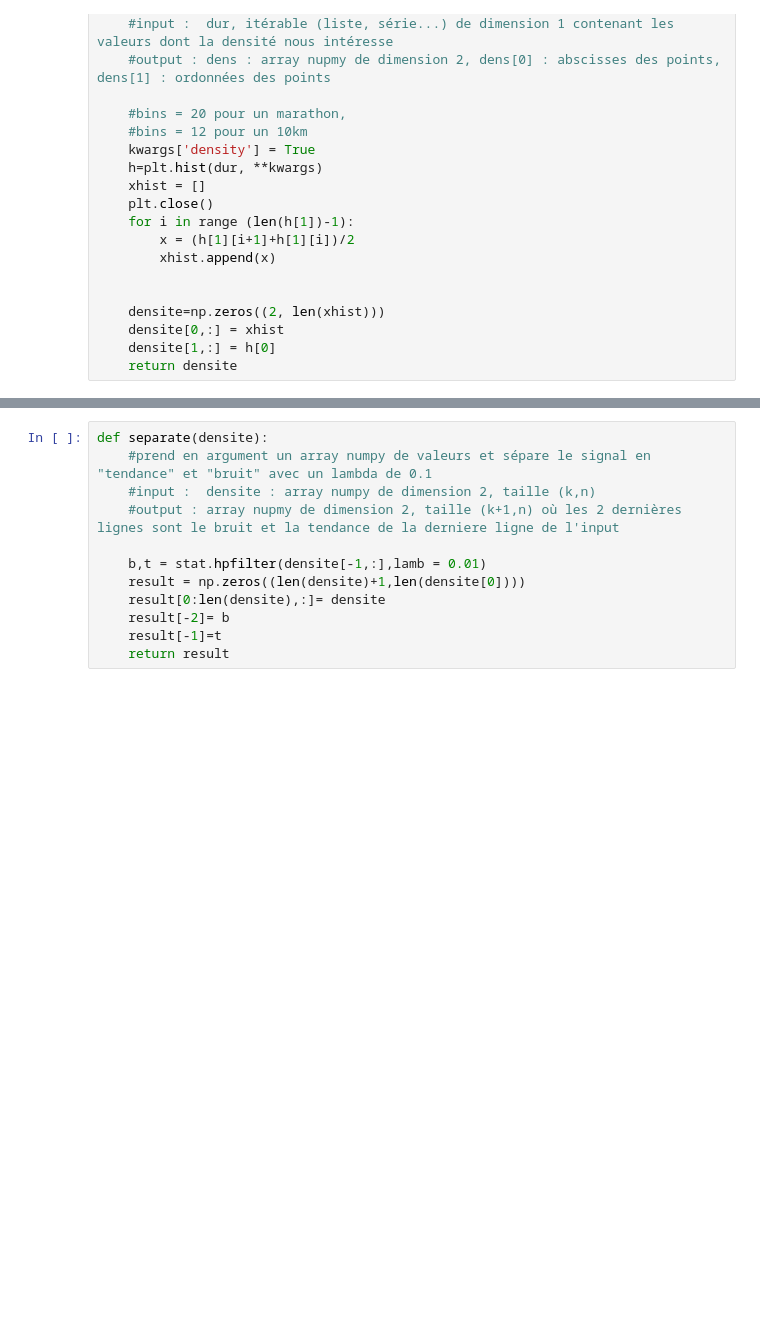
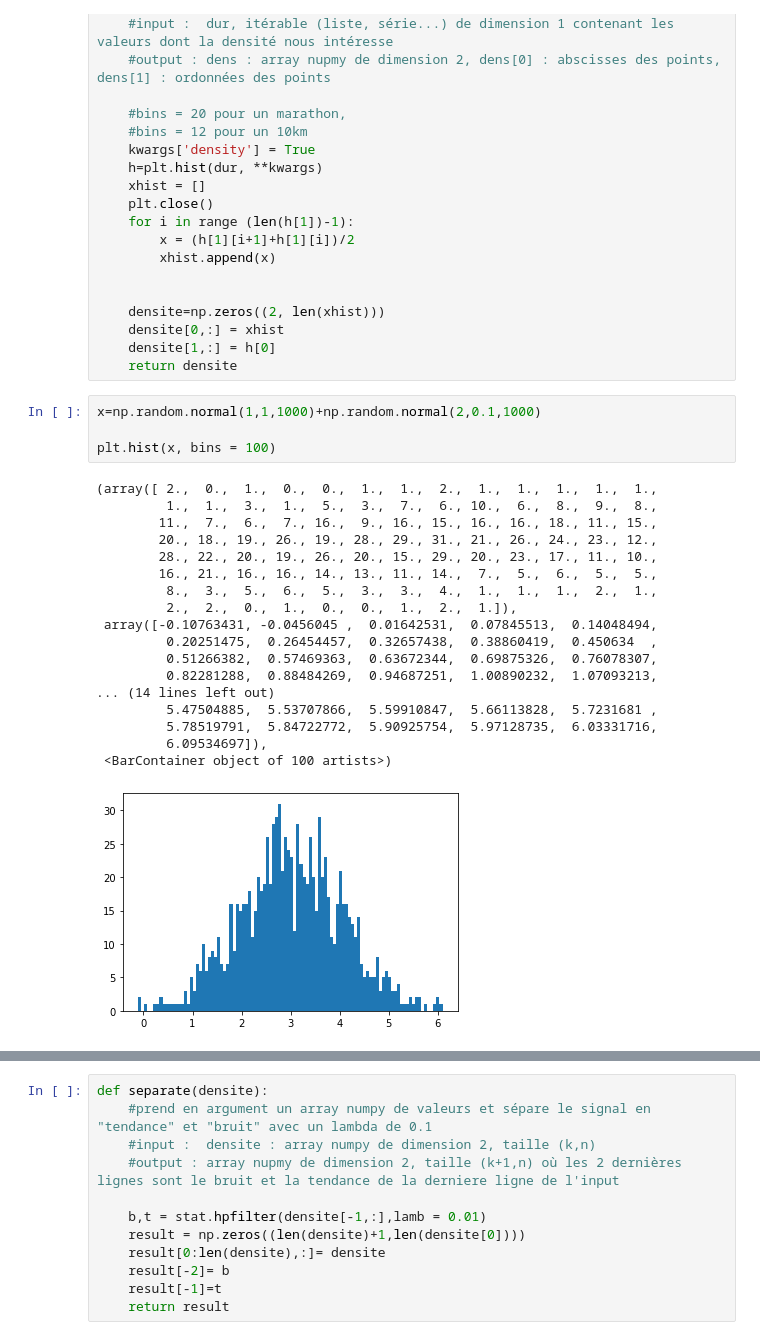
Before and after one commit to Kirscher/ResultAthle, a Jupyter notebook: algoStatCourse.ipynb, the cells around one changed output, grey strips where cells are left out. Drawn from its saved outputs; the diff is of its cells as text; blank space fills up the shorter version.

```diff
--- a/algoStatCourse.ipynb
+++ b/algoStatCourse.ipynb
@@ -43,3 +43,26 @@ def dens(dur,**kwargs):
     densite[0,:] = xhist
     densite[1,:] = h[0]
     return densite
+# %%
+x=np.random.normal(1,1,1000)+np.random.normal(2,0.1,1000)
+
+plt.hist(x, bins = 100)
+# %% [output]
+(array([ 2.,  0.,  1.,  0.,  0.,  1.,  1.,  2.,  1.,  1.,  1.,  1.,  1.,
+         1.,  1.,  3.,  1.,  5.,  3.,  7.,  6., 10.,  6.,  8.,  9.,  8.,
+        11.,  7.,  6.,  7., 16.,  9., 16., 15., 16., 16., 18., 11., 15.,
+        20., 18., 19., 26., 19., 28., 29., 31., 21., 26., 24., 23., 12.,
+        28., 22., 20., 19., 26., 20., 15., 29., 20., 23., 17., 11., 10.,
+        16., 21., 16., 16., 14., 13., 11., 14.,  7.,  5.,  6.,  5.,  5.,
+         8.,  3.,  5.,  6.,  5.,  3.,  3.,  4.,  1.,  1.,  1.,  2.,  1.,
+         2.,  2.,  0.,  1.,  0.,  0.,  1.,  2.,  1.]),
+ array([-0.10763431, -0.0456045 ,  0.01642531,  0.07845513,  0.14048494,
+         0.20251475,  0.26454457,  0.32657438,  0.38860419,  0.450634  ,
+         0.51266382,  0.57469363,  0.63672344,  0.69875326,  0.76078307,
+         0.82281288,  0.88484269,  0.94687251,  1.00890232,  1.07093213,
+... (14 lines left out)
+         5.47504885,  5.53707866,  5.59910847,  5.66113828,  5.7231681 ,
+         5.78519791,  5.84722772,  5.90925754,  5.97128735,  6.03331716,
+         6.09534697]),
+ <BarContainer object of 100 artists>)
+[figure, added]
```
Also changed, not shown: parts of 3 cells of this notebook.
